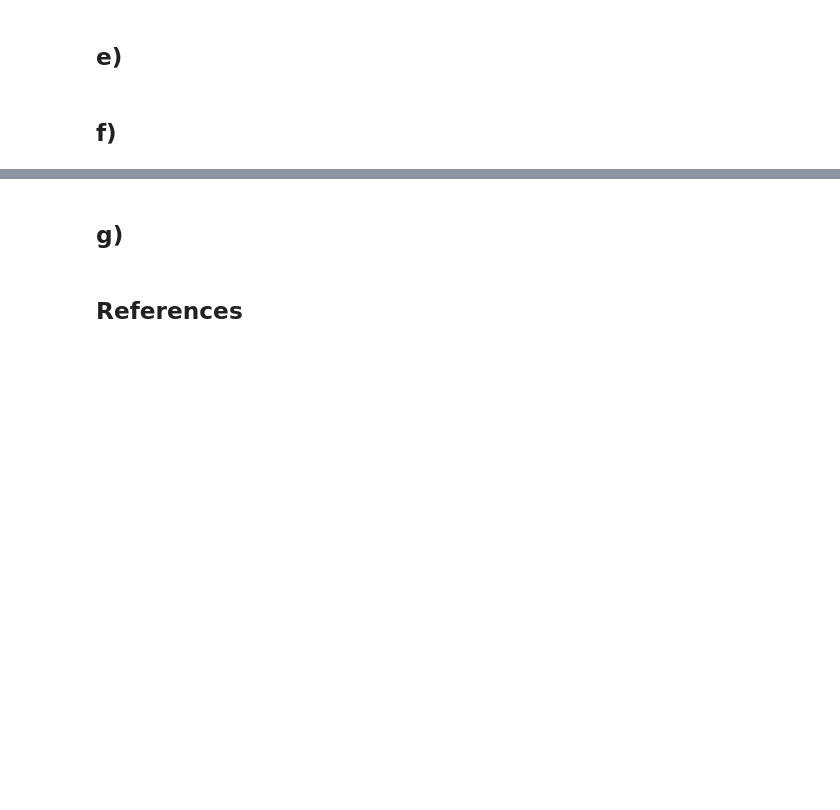
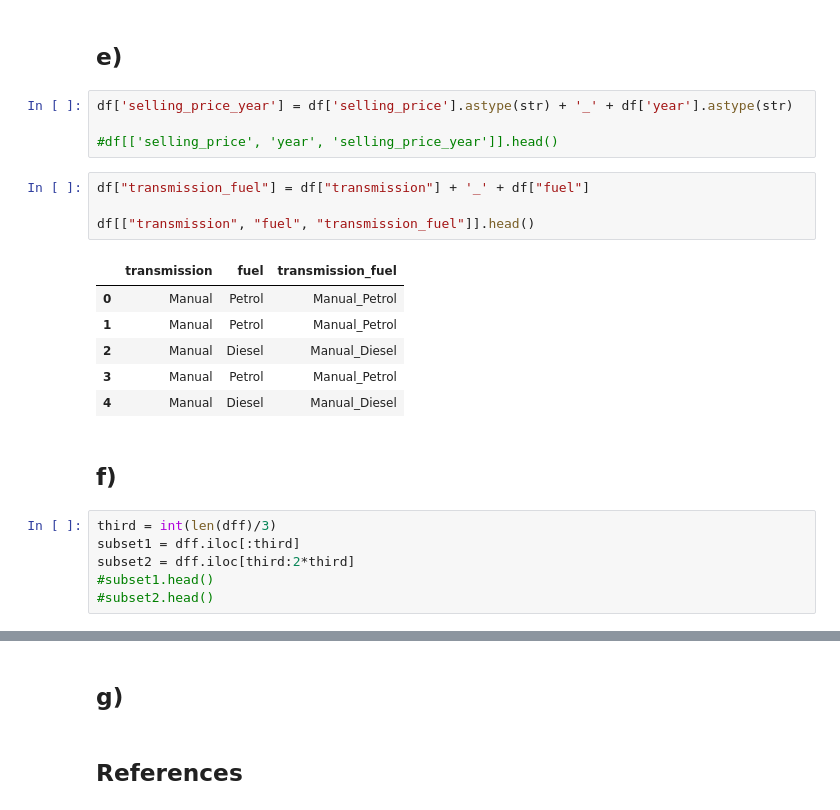
Before and after one commit to jvdlopes/CSI4142_A3, a Jupyter notebook: d1.ipynb, the cells around one changed output, grey strips where cells are left out. Saved outputs shown, nothing was run; the diff lists cells and outputs as text; blank space fills up the shorter version.

```diff
--- a/d1.ipynb
+++ b/d1.ipynb
@@ -116,4 +160,25 @@ Index: []
 # %% [markdown]
 ## e)
+# %%
+df['selling_price_year'] = df['selling_price'].astype(str) + '_' + df['year'].astype(str)
+
+#df[['selling_price', 'year', 'selling_price_year']].head()
+# %%
+df["transmission_fuel"] = df["transmission"] + '_' + df["fuel"]
+
+df[["transmission", "fuel", "transmission_fuel"]].head()
+# %% [output]
+|  | transmission | fuel | transmission_fuel |
+| 0 | Manual | Petrol | Manual_Petrol |
+| 1 | Manual | Petrol | Manual_Petrol |
+| 2 | Manual | Diesel | Manual_Diesel |
+| 3 | Manual | Petrol | Manual_Petrol |
+| 4 | Manual | Diesel | Manual_Diesel |
 # %% [markdown]
 ## f)
+# %%
+third = int(len(dff)/3)
+subset1 = dff.iloc[:third]
+subset2 = dff.iloc[third:2*third]
+#subset1.head()
+#subset2.head()
```
Also changed, not shown: parts of 13 cells of this notebook.
